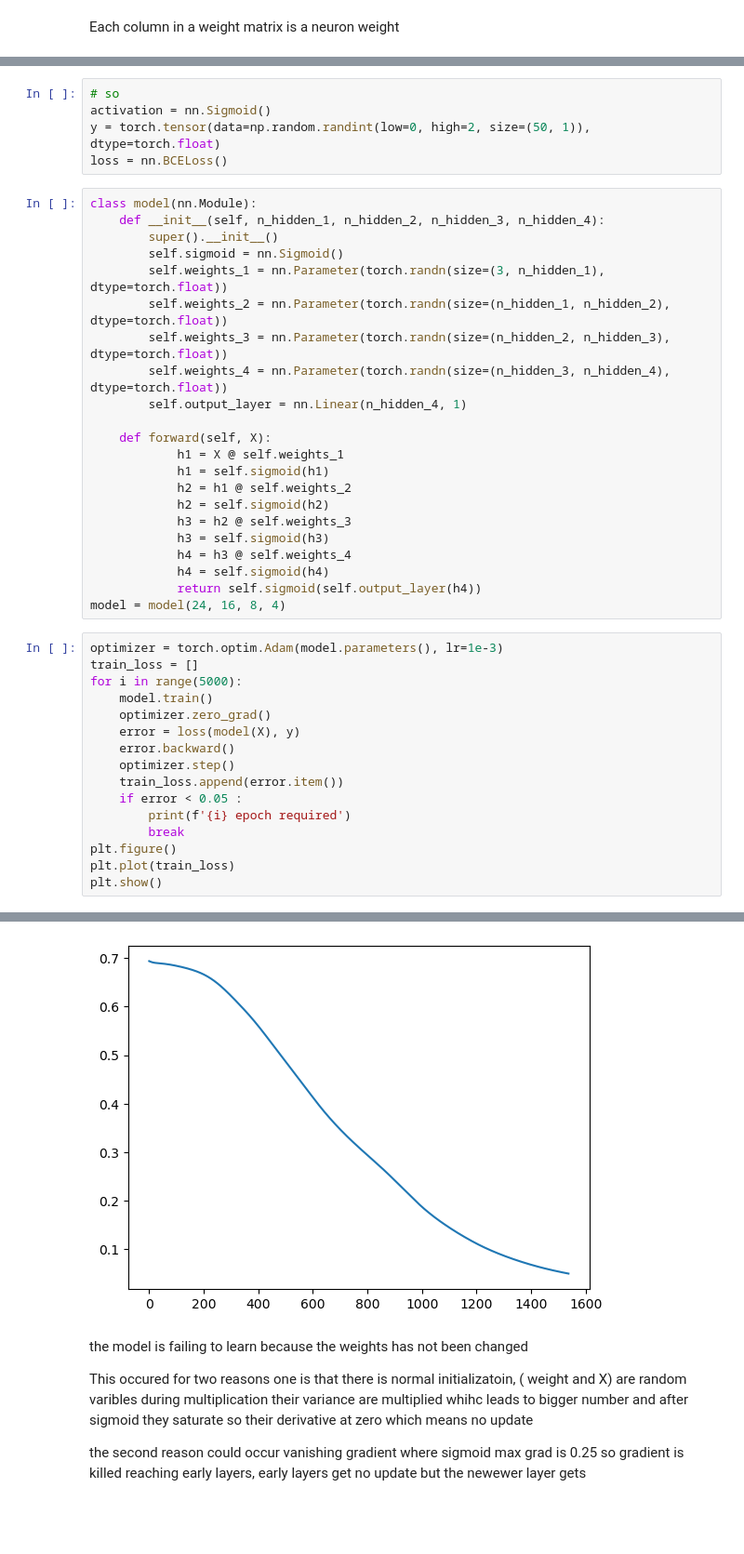
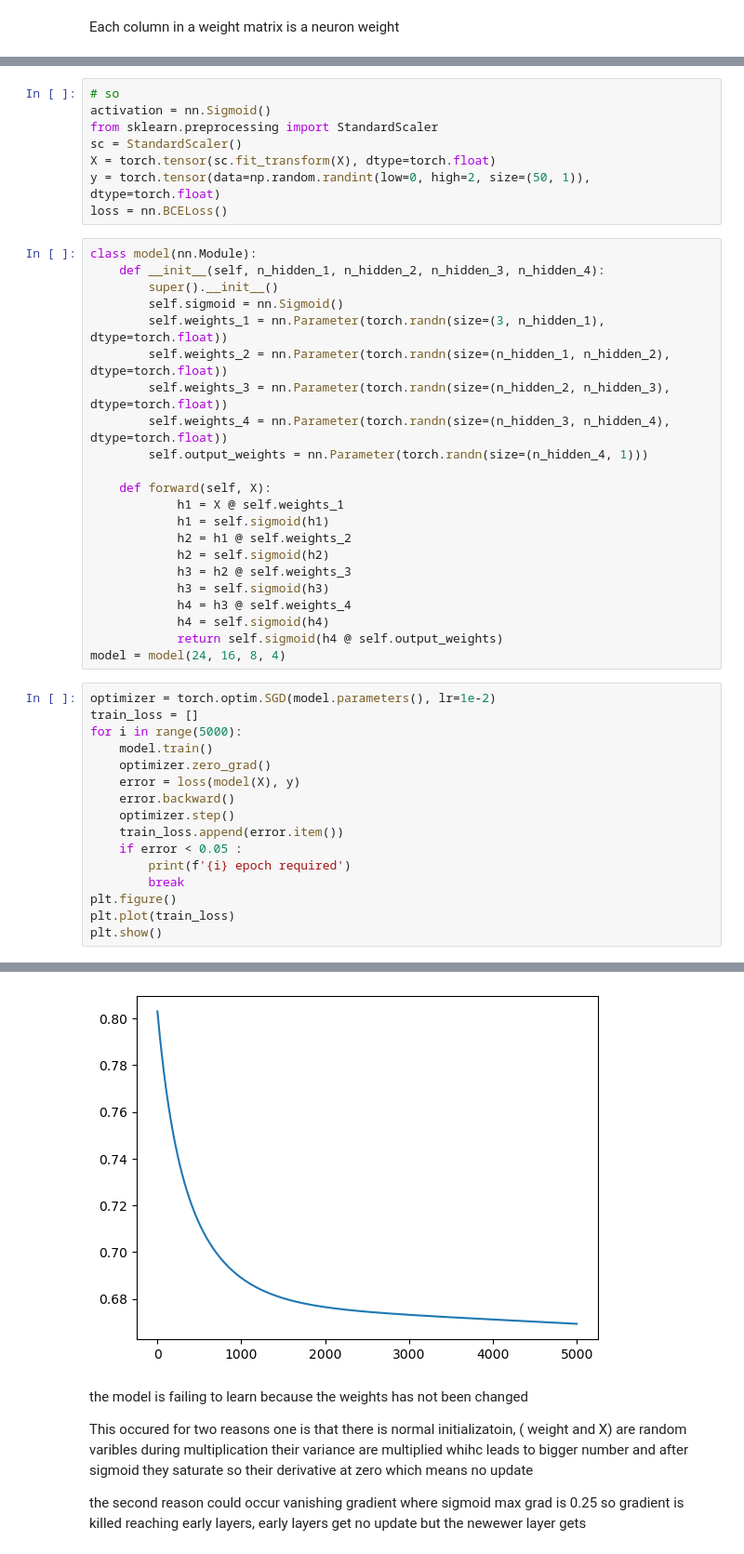
Before and after one commit to qamarr6092/Deep-Learning, a Jupyter notebook: Deep Learning Basics/activation_functions.ipynb, the cells around one changed output, grey strips where cells are left out. Shown at 93% size. Cells and saved outputs as stored; diff of their text form; blank space fills up the shorter version.

```diff
--- a/Deep Learning Basics/activation_functions.ipynb
+++ b/Deep Learning Basics/activation_functions.ipynb
@@ -57,6 +57,9 @@ tensor([ 8.7893, -1.0425, -0.0620,  4.4599, -6.4317, -4.8940, -0.0246, -0.1153,
 # %%
 # so
 activation = nn.Sigmoid()
+from sklearn.preprocessing import StandardScaler
+sc = StandardScaler()
+X = torch.tensor(sc.fit_transform(X), dtype=torch.float)
 y = torch.tensor(data=np.random.randint(low=0, high=2, size=(50, 1)), dtype=torch.float)
 loss = nn.BCELoss()
 # %%
@@ -68,7 +71,7 @@ class model(nn.Module):
         self.weights_2 = nn.Parameter(torch.randn(size=(n_hidden_1, n_hidden_2), dtype=torch.float))
         self.weights_3 = nn.Parameter(torch.randn(size=(n_hidden_2, n_hidden_3), dtype=torch.float))
         self.weights_4 = nn.Parameter(torch.randn(size=(n_hidden_3, n_hidden_4), dtype=torch.float))
-        self.output_layer = nn.Linear(n_hidden_4, 1)
+        self.output_weights = nn.Parameter(torch.randn(size=(n_hidden_4, 1)))
 
     def forward(self, X):
             h1 = X @ self.weights_1
@@ -79,10 +82,10 @@ class model(nn.Module):
             h3 = self.sigmoid(h3)
             h4 = h3 @ self.weights_4
             h4 = self.sigmoid(h4)
-            return self.sigmoid(self.output_layer(h4))
+            return self.sigmoid(h4 @ self.output_weights)
 model = model(24, 16, 8, 4)
 # %%
-optimizer = torch.optim.Adam(model.parameters(), lr=1e-3)
+optimizer = torch.optim.SGD(model.parameters(), lr=1e-2)
 train_loss = []
 for i in range(5000):
     model.train()
@@ -102,4 +104,4 @@ plt.show()
-[figure, old version]
+[figure, new version]
 # %% [markdown]
 the model is failing to learn because the weights has not been changed
 
```
Also changed, not shown: parts of 29 cells of this notebook.
